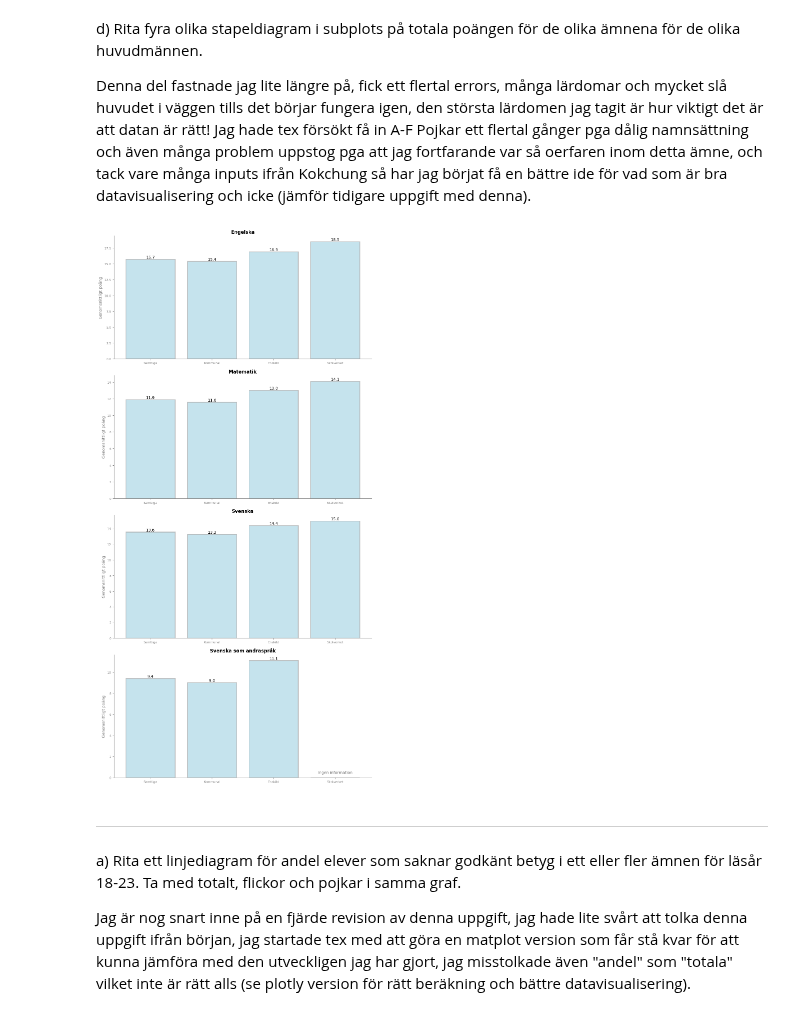
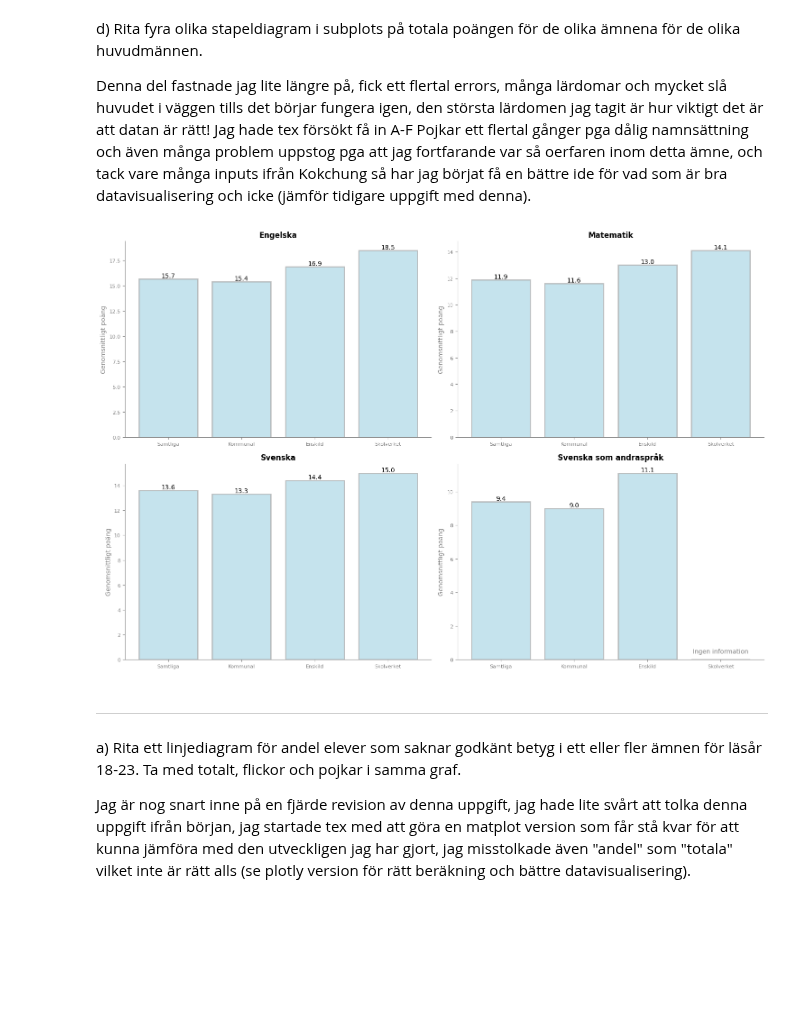
Before and after one commit to Markofbear/Python-Bjorn-Lagerblad-OPA23, a Jupyter notebook: Labb2/Labb2.ipynb, the cells around one changed output. Cells and saved outputs as stored; diff of their text form; code cells hidden in the pictures; blank space fills up the shorter version.

```diff
--- a/Labb2/Labb2.ipynb
+++ b/Labb2/Labb2.ipynb
@@ -180,11 +188,15 @@ import pandas as pd
 import numpy as np
 import matplotlib.pyplot as plt
 
+# Fix för error hantering
 pd.set_option("future.no_silent_downcasting", True)
 
 file_path = "riket2023_åk9_np.xlsx"
+
+# Läs in alla kalkylblad i filen (utom rapportbeskrivning och definition)
 dfs = pd.read_excel(file_path, sheet_name=None, skiprows=8)
 
+# Kolumnnamn för att använda i DF
 new_column_names = [
     "Riket",
     "Typ av huvudman",
@@ -193,61 +205,79 @@ new_column_names = [
     "Genomsnittligt Totalt", "Genomsnittligt Flickor", "Genomsnittligt Pojkar"
 ]
 
+# Loopa igenom varje DataFrame och uppdatera kolumnnamnen enligt new_column_names
 for df in dfs.values():
     new_column_names_adjusted = [col.strip() for col in new_column_names[:len(df.columns)]]
     df.columns = new_column_names_adjusted
 
-num_plots = len(dfs) - 1
+# Antal plottar som ska skapas (en per ämne)
+num_plots = len(dfs) - 1  # Eftersom vi inte inkluderar rapportbeskrivningsarket
+
+# Lista med ämnen
 subjects = list(dfs.keys())
 subjects.remove("Rapportbeskrivning och def.")
 
-fig, axs = plt.subplots(num_plots, 1, figsize=(10, 5*num_plots))
-fig.patch.set_facecolor("white")  # Set background color of the figure
+# Skapa subplots (en för varje ämne)
+num_rows = (num_plots + 1) // 2  # Beräkna antal rader för subplots
+fig, axs = plt.subplots(num_rows, 2, figsize=(15, 5*num_rows))
+fig.patch.set_facecolor("white")  # Sätt bakgrundsfärgen till vit
 
+# Loopa igenom varje kalkylblad och skapa stapeldiagram för genomsnittliga poäng för huvudmanstyp
 for i, (sheet, df) in enumerate(dfs.items()):
     if sheet == "Rapportbeskrivning och def.":
         continue
-    ax = axs[i] if num_plots > 1 else axs
-    ax.set_title(sheet, color="black", fontweight="bold")
+    row = i // 2  # Beräkna radnummer för subploten
+    col = i % 2   # Beräkna kolumnnummer för subploten
+    ax = axs[row, col] if num_plots > 1 else axs  # Om det finns fler än en subplot, använd den nuvarande subploten, annars använd den enda
+    ax.set_title(sheet, color="black", fontweight="bold")  # Ange titeln för subploten
 
-    typ_av_huvudman = df["Typ av huvudman"]
+    typ_av_huvudman = df["Typ av huvudman"]  # Hämta data för "Typ av huvudman" från DF
 
-    df.replace("..", 0, inplace=True)
+    df.replace("..", 0, inplace=True)  # Ersätt ".." med 0 i DataFrame
 
-    totalt = pd.to_numeric(df["Genomsnittligt Totalt"], errors="coerce")
+    totalt = pd.to_numeric(df["Genomsnittligt Totalt"], errors="coerce")  # Konvertera genomsnittspoäng till nummer
 
+    # Skapa stapeldiagram för genomsnittliga poäng per huvudmanstyp
     bars = ax.bar(typ_av_huvudman, totalt, color="lightblue", edgecolor="darkgray", linewidth=2, alpha=0.7)
 
+    # Lägg till text för varje stapel (poäng)
     for bar, value in zip(bars, totalt):
         if value == 0:
             ax.text(bar.get_x() + bar.get_width()/2., 0.5, "Ingen information", ha="center", va="center", color="gray")
         else:
             ax.text(bar.get_x() + bar.get_width()/2., value, str(value), ha="center", va="bottom", color="black")
 
+    # Lägg till text om det inte finns information från Skolverket
     if "Skolverket" not in typ_av_huvudman.values:
         ax.text(len(typ_av_huvudman), 0.5, "Ingen information", ha="center", va="center", color="gray")
 
-    ax.set_ylabel("Genomsnittligt poäng", color="gray")
-    ax.set_facecolor("white")
-    ax.spines["top"].set_color("gray")
+
+    ax.set_ylabel("Genomsnittligt poäng", color="gray")  # Y-axelns namn
+    ax.set_facecolor("white")  # Bakgrundsfärg
+    ax.spines["top"].set_color("gray")  # top färg för axel
     ax.spines["bottom"].set_color("gray")
     ax.spines["left"].set_color("gray")
     ax.spines["right"].set_color("gray")
-    ax.spines["top"].set_visible(False)
+    ax.spines["top"].set_visible(False)  # Göm övre och högra axeln
     ax.spines["right"].set_visible(False)
-    ax.xaxis.set_ticks_position("bottom")
+    ax.xaxis.set_ticks_position("bottom")  # Placera x-axelns ticks längs nedre axeln
 
+    # Färg och rotation för x axelns namn
     labels = ax.get_xticklabels()
     for label in labels:
         if label.get_text() in ["Kommunal", "Statlig"]:
             label.set_rotation(0)
         label.set_color("gray")
 
+    # parametrar för axelns tick
     ax.tick_params(axis="both", colors="gray", labelsize=8)
+
+# Tight layout för förbättrat utseendet
 plt.tight_layout()
+
 plt.show()
 # %% [output]
-[figure, old version]
+[figure, new version]
 # %% [markdown]
 ---
 
```
Also changed, not shown: parts of 5 cells of this notebook.
